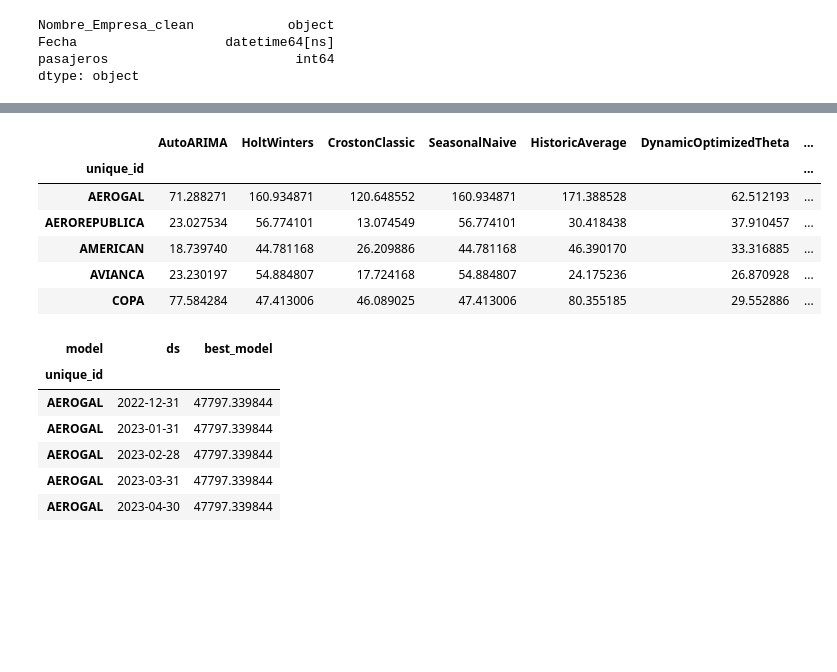
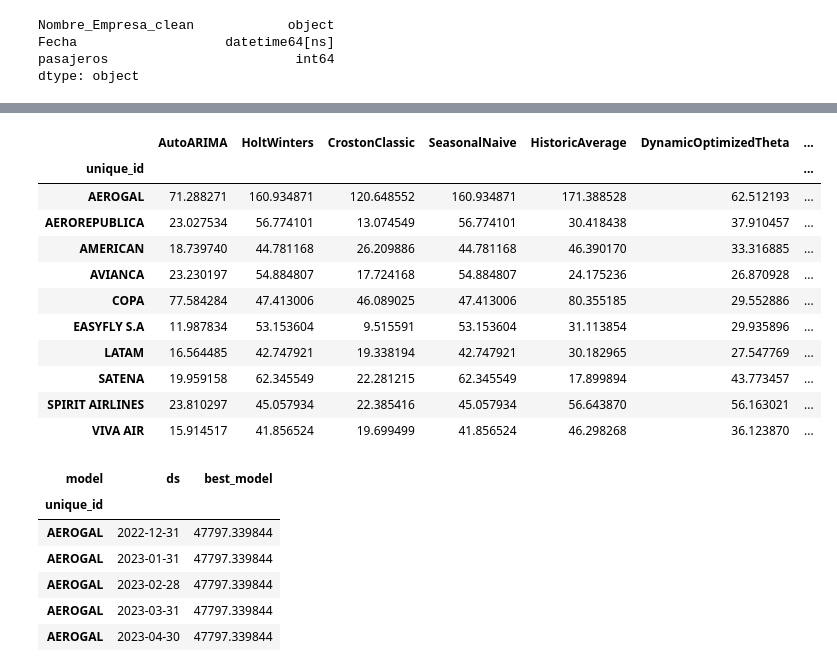
Before and after one commit to fjmoyao/trafico-aereo-col, a Jupyter notebook: Model Building2.ipynb, the cells around one changed output, grey strips where cells are left out. Saved outputs shown, nothing was run; the diff lists cells and outputs as text; code cells hidden in the pictures; blank space fills up the shorter version.

```diff
--- a/Model Building2.ipynb
+++ b/Model Building2.ipynb
@@ -111,15 +118,20 @@ def evaluate_cross_validation(df, metric):
 # %%
 #Se imprime el desempeño de los disintos modelos
 evaluation_df = evaluate_cross_validation(crossvaldation_df, mape)
-evaluation_df.head()
+evaluation_df
 # %% [output]
 |  | AutoARIMA | HoltWinters | CrostonClassic | SeasonalNaive | HistoricAverage | DynamicOptimizedTheta | ... |
 | unique_id |  |  |  |  |  |  | ... |
 | AEROGAL | 71.288271 | 160.934871 | 120.648552 | 160.934871 | 171.388528 | 62.512193 | ... |
 | AEROREPUBLICA | 23.027534 | 56.774101 | 13.074549 | 56.774101 | 30.418438 | 37.910457 | ... |
 | AMERICAN | 18.739740 | 44.781168 | 26.209886 | 44.781168 | 46.390170 | 33.316885 | ... |
 | AVIANCA | 23.230197 | 54.884807 | 17.724168 | 54.884807 | 24.175236 | 26.870928 | ... |
 | COPA | 77.584284 | 47.413006 | 46.089025 | 47.413006 | 80.355185 | 29.552886 | ... |
+| EASYFLY S.A | 11.987834 | 53.153604 | 9.515591 | 53.153604 | 31.113854 | 29.935896 | ... |
+| LATAM | 16.564485 | 42.747921 | 19.338194 | 42.747921 | 30.182965 | 27.547769 | ... |
+| SATENA | 19.959158 | 62.345549 | 22.281215 | 62.345549 | 17.899894 | 43.773457 | ... |
+| SPIRIT AIRLINES | 23.810297 | 45.057934 | 22.385416 | 45.057934 | 56.643870 | 56.163021 | ... |
+| VIVA AIR | 15.914517 | 41.856524 | 19.699499 | 41.856524 | 46.298268 | 36.123870 | ... |
 # %%
 #Se define una variable para tomar el mejor modelo para cada serie de tiempo
 def get_best_model_forecast(forecasts_df, evaluation_df):
```
Also changed, not shown: parts of 1 cell of this notebook, 3 other files.
